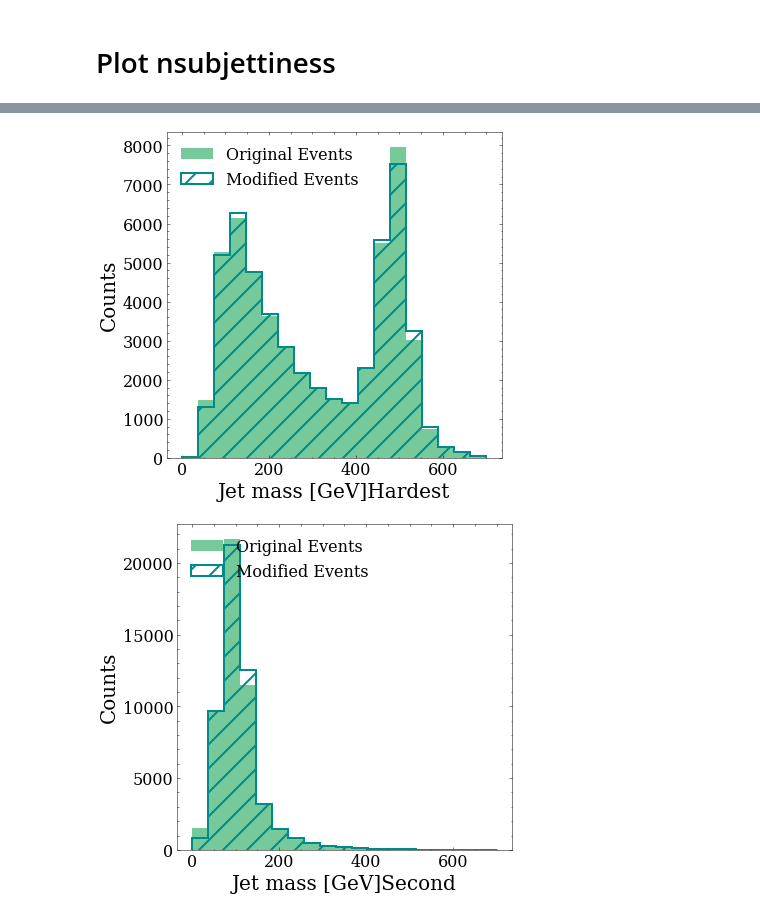
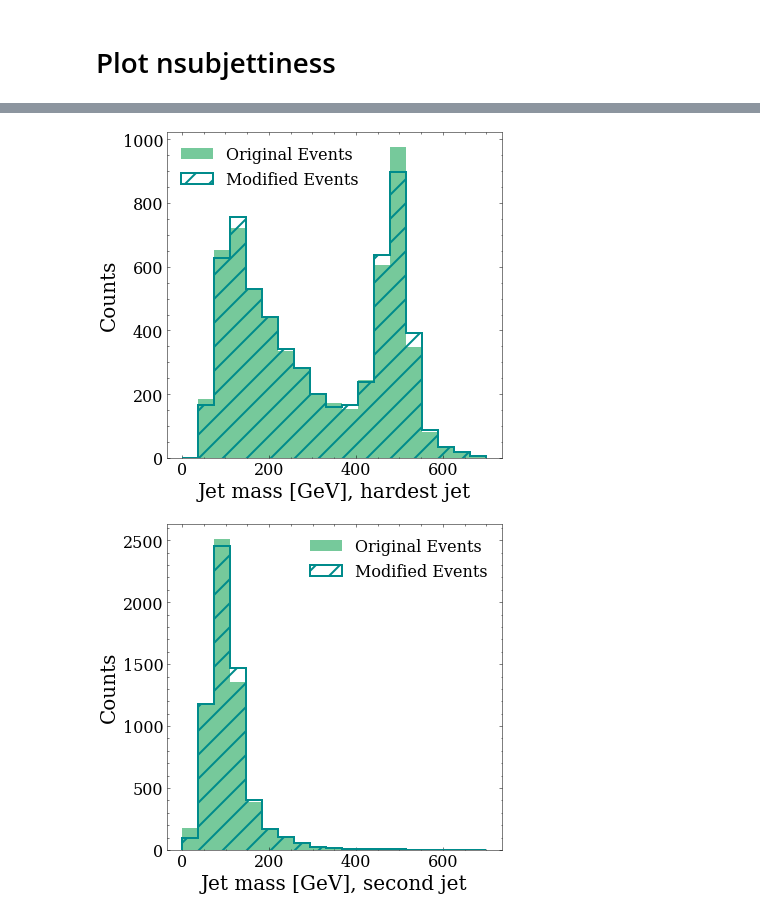
Before and after one commit to rmastand/JetCLR_AD, a Jupyter notebook: scripts/aug_testing.ipynb, the cells around one changed output, grey strips where cells are left out. Drawn from its saved outputs; the diff is of its cells as text; code cells hidden in the pictures.

```diff
--- a/scripts/aug_testing.ipynb
+++ b/scripts/aug_testing.ipynb
@@ -32,7 +32,7 @@ from modules.jet_visualizers import plot_jets_phase_plane, plot_nsubs, plot_mj,
 path_to_save_dir = "/global/home/users/rrmastandrea/training_data_vf/"
 
 
-save_id_dir = "nBC_sig_85000_nBC_bkg_85000_n_nonzero_50_n_pad_0_n_jet_2/"
+save_id_dir = "nBC_sig_10000_nBC_bkg_10000_n_nonzero_50_n_pad_0_n_jet_2/"
 
 grading = 50
 
@@ -139,22 +143,22 @@ mod_events_second = np.split(mod_events, 2, axis = 2)[1]
 # %%
-fig = plot_mj(orig_events_hardest,mod_events_hardest, title="Hardest")
+fig = plot_mj(orig_events_hardest,mod_events_hardest, title=", hardest jet")
 
 img_name = "hardest_jet_mass.pdf"
 pp = PdfPages(img_name)
 pp.savefig(fig)
 pp.close()
 
 
 
-fig = plot_mj(orig_events_second,mod_events_second, title="Second")
+fig = plot_mj(orig_events_second,mod_events_second, title=", second jet")
 
 img_name = "second_jet_mass.pdf"
 pp = PdfPages(img_name)
 pp.savefig(fig)
 pp.close()
 # %% [output]
-[figure, old version]
+[figure, new version]
-[figure, old version]
+[figure, new version]
 # %%
 fig = plot_mjj(orig_events_hardest, orig_events_second, mod_events_hardest, mod_events_second, bins = np.linspace(0,6000,40), title = ", col split")
 
```
Also changed, not shown: parts of 5 cells of this notebook, 44 other files.
